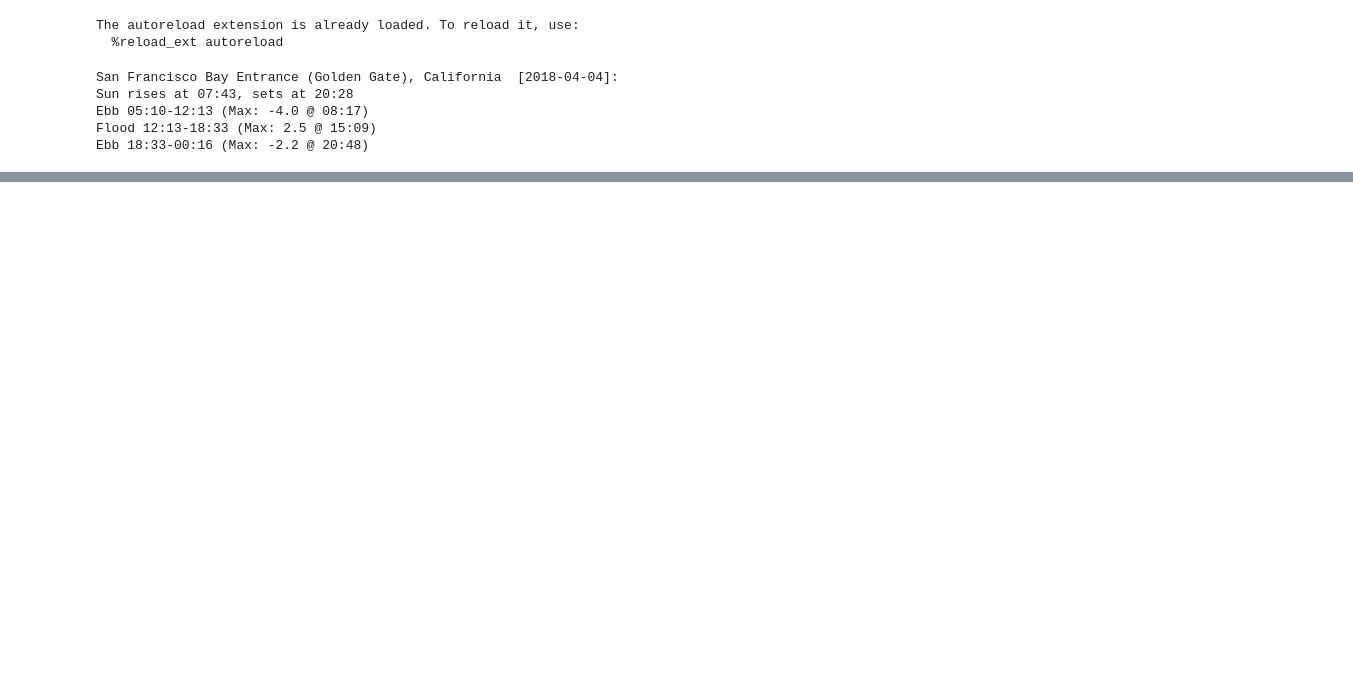
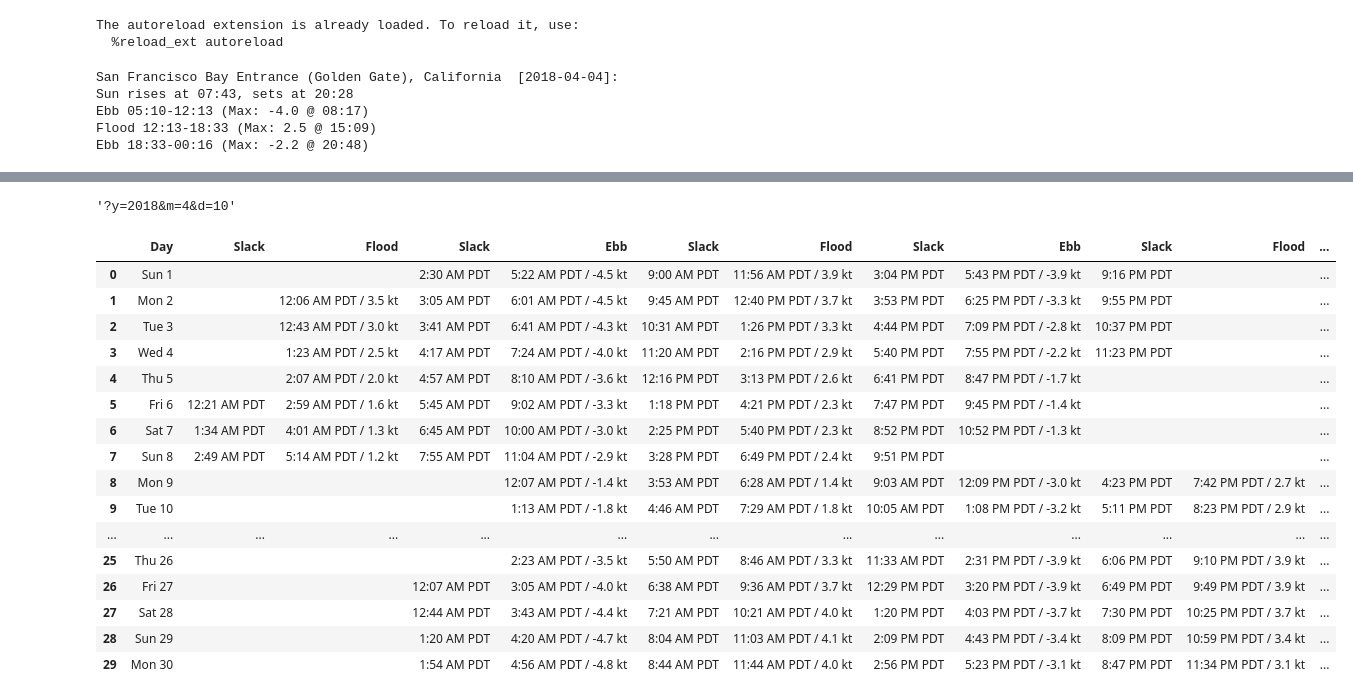
Before and after one commit to mrpozzi/polso, a Jupyter notebook: mano/Nereus.ipynb, the cells around one changed output, grey strips where cells are left out. Cells and saved outputs as stored; diff of their text form; code cells hidden in the pictures; blank space fills up the shorter version.

```diff
--- a/mano/Nereus.ipynb
+++ b/mano/Nereus.ipynb
@@ -42,0 +95,25 @@ TODO:
+# %%
+now = datetime.datetime.now()
+'?y={now.year}&m={now.month}&d={now.day}'.format(now=now)
+# %% [output]
+'?y=2018&m=4&d=10'
+# %%
+monthly_tides
+# %% [output]
+|  | Day | Slack | Flood | Slack | Ebb | Slack | Flood | Slack | Ebb | Slack | Flood | ... |
+| 0 | Sun 1 |  |  | 2:30 AM PDT | 5:22 AM PDT / -4.5 kt | 9:00 AM PDT | 11:56 AM PDT / 3.9 kt | 3:04 PM PDT | 5:43 PM PDT / -3.9 kt | 9:16 PM PDT |  | ... |
+| 1 | Mon 2 |  | 12:06 AM PDT / 3.5 kt | 3:05 AM PDT | 6:01 AM PDT / -4.5 kt | 9:45 AM PDT | 12:40 PM PDT / 3.7 kt | 3:53 PM PDT | 6:25 PM PDT / -3.3 kt | 9:55 PM PDT |  | ... |
+| 2 | Tue 3 |  | 12:43 AM PDT / 3.0 kt | 3:41 AM PDT | 6:41 AM PDT / -4.3 kt | 10:31 AM PDT | 1:26 PM PDT / 3.3 kt | 4:44 PM PDT | 7:09 PM PDT / -2.8 kt | 10:37 PM PDT |  | ... |
+| 3 | Wed 4 |  | 1:23 AM PDT / 2.5 kt | 4:17 AM PDT | 7:24 AM PDT / -4.0 kt | 11:20 AM PDT | 2:16 PM PDT / 2.9 kt | 5:40 PM PDT | 7:55 PM PDT / -2.2 kt | 11:23 PM PDT |  | ... |
+| 4 | Thu 5 |  | 2:07 AM PDT / 2.0 kt | 4:57 AM PDT | 8:10 AM PDT / -3.6 kt | 12:16 PM PDT | 3:13 PM PDT / 2.6 kt | 6:41 PM PDT | 8:47 PM PDT / -1.7 kt |  |  | ... |
+| 5 | Fri 6 | 12:21 AM PDT | 2:59 AM PDT / 1.6 kt | 5:45 AM PDT | 9:02 AM PDT / -3.3 kt | 1:18 PM PDT | 4:21 PM PDT / 2.3 kt | 7:47 PM PDT | 9:45 PM PDT / -1.4 kt |  |  | ... |
+| 6 | Sat 7 | 1:34 AM PDT | 4:01 AM PDT / 1.3 kt | 6:45 AM PDT | 10:00 AM PDT / -3.0 kt | 2:25 PM PDT | 5:40 PM PDT / 2.3 kt | 8:52 PM PDT | 10:52 PM PDT / -1.3 kt |  |  | ... |
+| 7 | Sun 8 | 2:49 AM PDT | 5:14 AM PDT / 1.2 kt | 7:55 AM PDT | 11:04 AM PDT / -2.9 kt | 3:28 PM PDT | 6:49 PM PDT / 2.4 kt | 9:51 PM PDT |  |  |  | ... |
+| 8 | Mon 9 |  |  |  | 12:07 AM PDT / -1.4 kt | 3:53 AM PDT | 6:28 AM PDT / 1.4 kt | 9:03 AM PDT | 12:09 PM PDT / -3.0 kt | 4:23 PM PDT | 7:42 PM PDT / 2.7 kt | ... |
+| 9 | Tue 10 |  |  |  | 1:13 AM PDT / -1.8 kt | 4:46 AM PDT | 7:29 AM PDT / 1.8 kt | 10:05 AM PDT | 1:08 PM PDT / -3.2 kt | 5:11 PM PDT | 8:23 PM PDT / 2.9 kt | ... |
+| ... | ... | ... | ... | ... | ... | ... | ... | ... | ... | ... | ... | ... |
+| 25 | Thu 26 |  |  |  | 2:23 AM PDT / -3.5 kt | 5:50 AM PDT | 8:46 AM PDT / 3.3 kt | 11:33 AM PDT | 2:31 PM PDT / -3.9 kt | 6:06 PM PDT | 9:10 PM PDT / 3.9 kt | ... |
+| 26 | Fri 27 |  |  | 12:07 AM PDT | 3:05 AM PDT / -4.0 kt | 6:38 AM PDT | 9:36 AM PDT / 3.7 kt | 12:29 PM PDT | 3:20 PM PDT / -3.9 kt | 6:49 PM PDT | 9:49 PM PDT / 3.9 kt | ... |
+| 27 | Sat 28 |  |  | 12:44 AM PDT | 3:43 AM PDT / -4.4 kt | 7:21 AM PDT | 10:21 AM PDT / 4.0 kt | 1:20 PM PDT | 4:03 PM PDT / -3.7 kt | 7:30 PM PDT | 10:25 PM PDT / 3.7 kt | ... |
+| 28 | Sun 29 |  |  | 1:20 AM PDT | 4:20 AM PDT / -4.7 kt | 8:04 AM PDT | 11:03 AM PDT / 4.1 kt | 2:09 PM PDT | 4:43 PM PDT / -3.4 kt | 8:09 PM PDT | 10:59 PM PDT / 3.4 kt | ... |
+| 29 | Mon 30 |  |  | 1:54 AM PDT | 4:56 AM PDT / -4.8 kt | 8:44 AM PDT | 11:44 AM PDT / 4.0 kt | 2:56 PM PDT | 5:23 PM PDT / -3.1 kt | 8:47 PM PDT | 11:34 PM PDT / 3.1 kt | ... |
```
Also changed, not shown: parts of 8 cells of this notebook, 1 other file.
